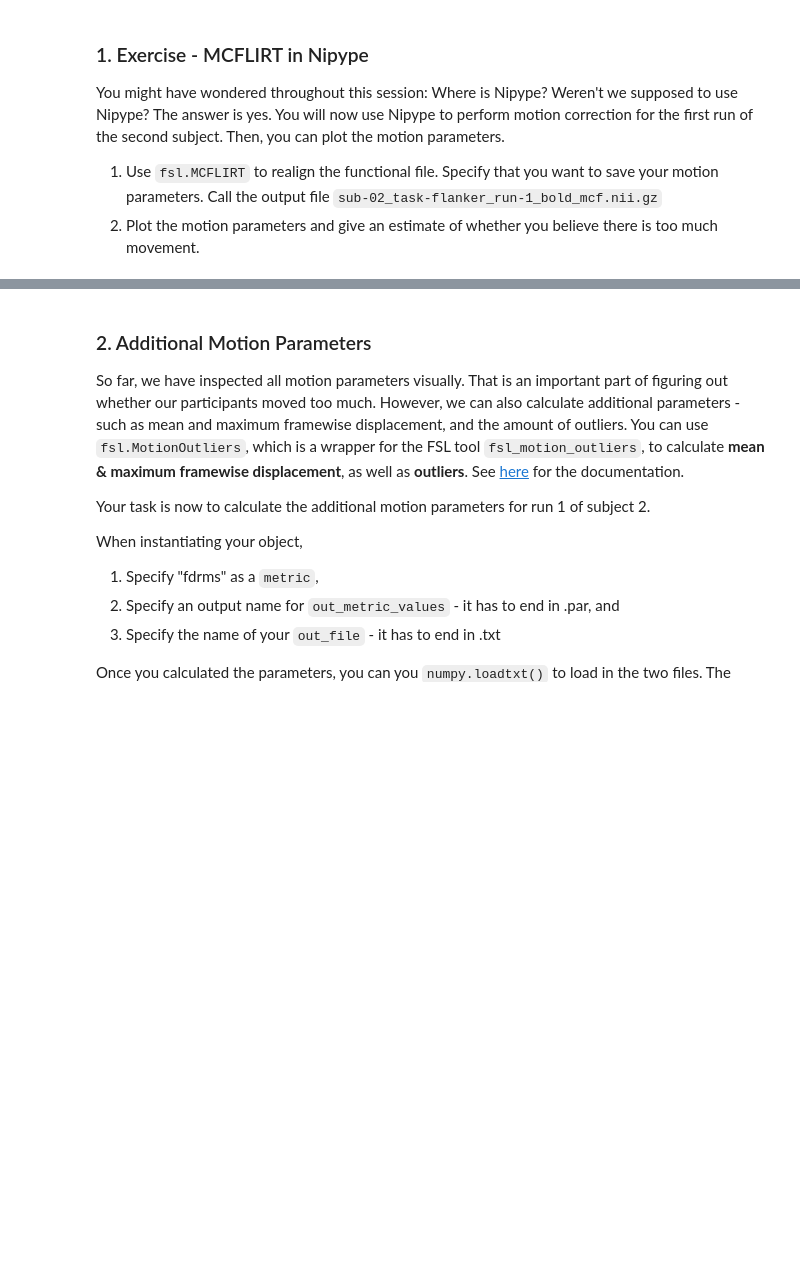
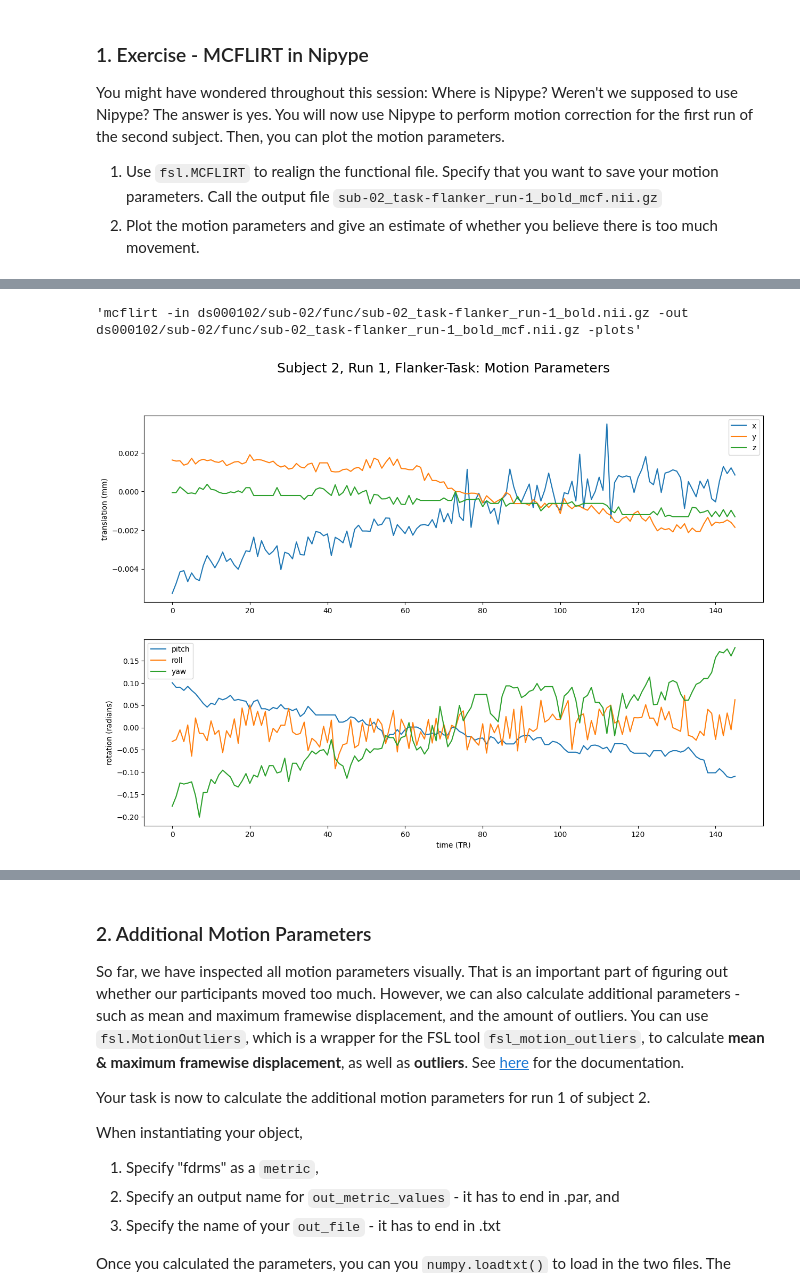
Before and after one commit to marlapinkert/TEWA2, a Jupyter notebook: 04_Motion_Intro_Preprocessing.ipynb, the cells around one changed output, grey strips where cells are left out. Saved outputs shown, nothing was run; the diff lists cells and outputs as text; code cells hidden in the pictures; blank space fills up the shorter version.

```diff
--- a/04_Motion_Intro_Preprocessing.ipynb
+++ b/04_Motion_Intro_Preprocessing.ipynb
@@ -147,0 +213,29 @@ import nibabel
+# %%
+realigner_wb.cmdline
+# %% [output]
+'mcflirt -in ds000102/sub-02/func/sub-02_task-flanker_run-1_bold.nii.gz -out ds000102/sub-02/func/sub-02_task-flanker_run-1_bold_mcf.nii.gz -plots'
+# %%
+par_file = "ds000102/sub-02/func/sub-02_task-flanker_run-1_bold_mcf.nii.gz.par"
+motion_parameters = np.loadtxt(par_file)
+
+# Create plot
+fig, axes = plt.subplots(nrows=2, ncols=1, figsize=(15,10))
+
+# Plot motion parameters
+axes[0].plot(motion_parameters[:, :3]) # x, y, z
+axes[1].plot(motion_parameters[:, 3:]) # pitch, roll, yaw
+
+# Add labels
+axes[0].set_ylabel("translation (mm)")
+axes[1].set_ylabel("rotation (radians)")
+axes[1].set_xlabel("time (TR)")
+
+axes[0].legend(["x","y","z"])
+axes[1].legend(["pitch","roll","yaw"])
+
+# Add main figure title
+fig.suptitle(f"Subject 2, Run 1, Flanker-Task: Motion Parameters",fontsize = 18)
+
+plt.show()
+# %% [output]
+[figure, added]
```
Also changed, not shown: parts of 10 cells of this notebook.
